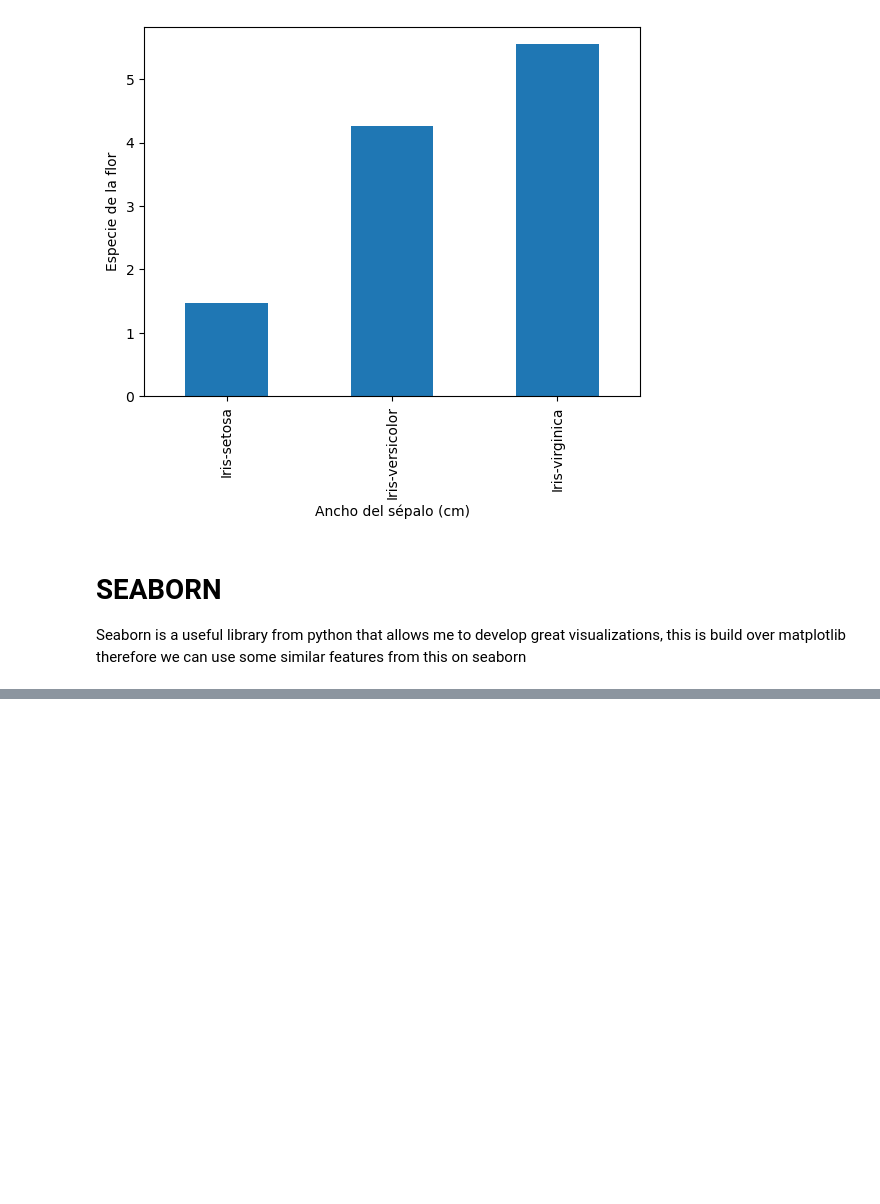
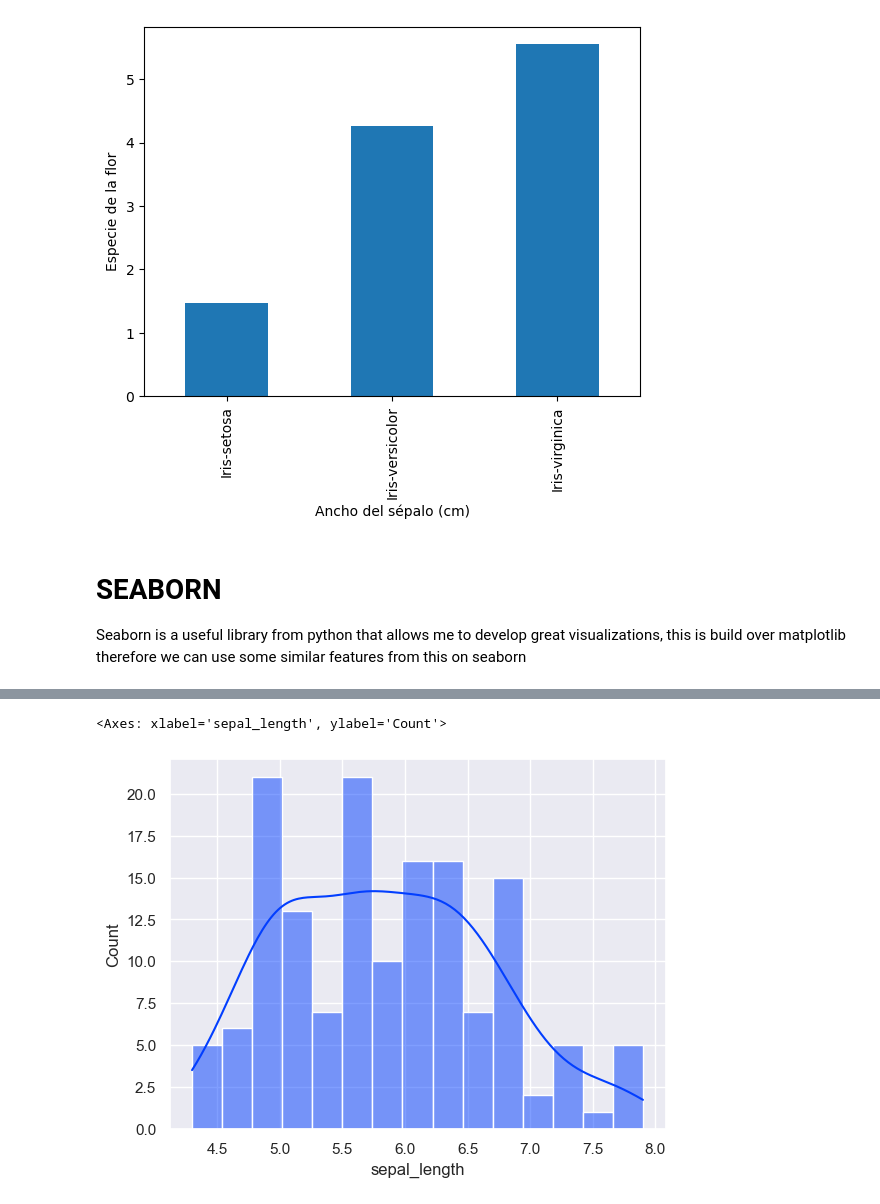
Before and after one commit to CabHug/Portfolio, a Jupyter notebook: Practicas/Visualizacion/Practica_visualizacion.ipynb, the cells around one changed output, grey strips where cells are left out. Drawn from its saved outputs; the diff is of its cells as text; code cells hidden in the pictures; blank space fills up the shorter version.

```diff
--- a/Practicas/Visualizacion/Practica_visualizacion.ipynb
+++ b/Practicas/Visualizacion/Practica_visualizacion.ipynb
@@ -202,3 +202,6 @@ Text(0, 0.5, 'Especie de la flor')
 # SEABORN
 
 Seaborn is a useful library from python that allows me to develop great visualizations, this is build over matplotlib therefore we can use some similar features from this on seaborn
+# %%
+# We define a default stile
+sns.set_theme('notebook', palette = 'bright')
@@ -204,0 +211,10 @@ Seaborn is a useful library from python that allows me to develop great visualiz
+# %%
+sns.histplot(
+    data= iris,
+    x = 'sepal_length',
+    bins= 15,
+    kde = True
+)
+# %% [output]
+<Axes: xlabel='sepal_length', ylabel='Count'>
+[figure, added]
```
Also changed, not shown: parts of 7 cells of this notebook.
